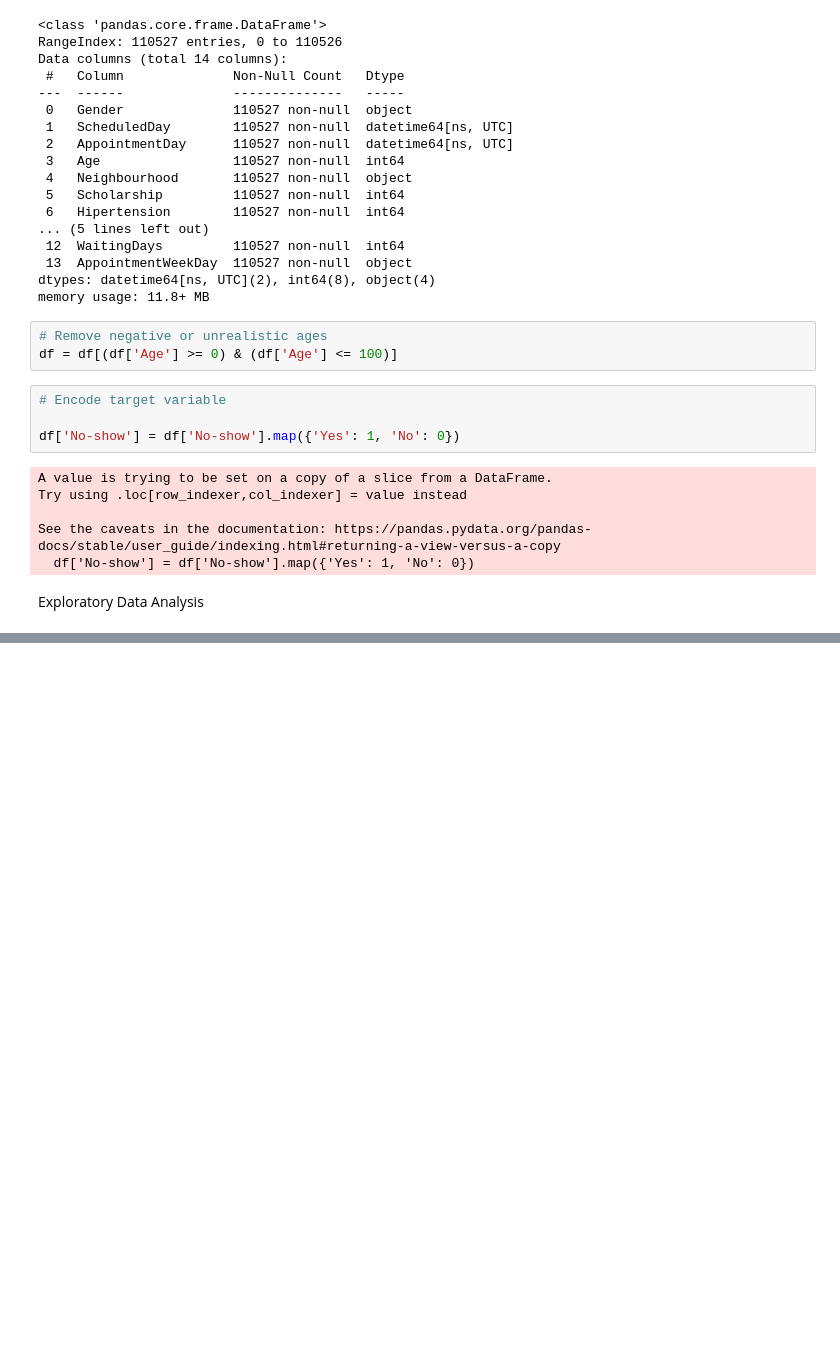
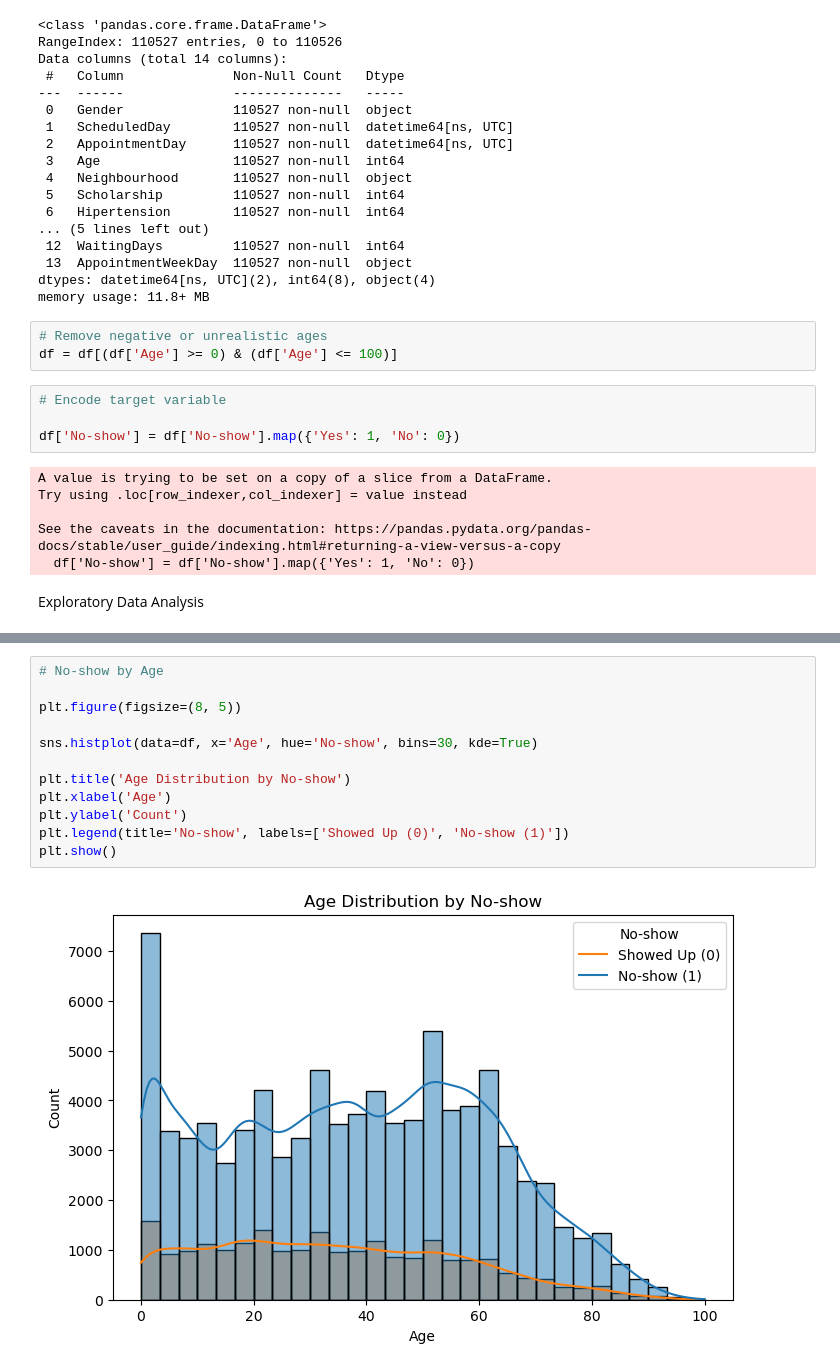
Before and after one commit to Vaibhavp0696/ELEVATE-Project, a Jupyter notebook: Medical.ipynb, the cells around one changed output, grey strips where cells are left out. Saved outputs shown, nothing was run; the diff lists cells and outputs as text; blank space fills up the shorter version.

```diff
--- a/Medical.ipynb
+++ b/Medical.ipynb
@@ -153,0 +157,14 @@ sns.barplot(x ='SMS_received', y = 'No-show', data=df)
+# %%
+# No-show by Age
+
+plt.figure(figsize=(8, 5))
+
+sns.histplot(data=df, x='Age', hue='No-show', bins=30, kde=True)
+
+plt.title('Age Distribution by No-show')
+plt.xlabel('Age')
+plt.ylabel('Count')
+plt.legend(title='No-show', labels=['Showed Up (0)', 'No-show (1)'])
+plt.show()
+# %% [output]
+[figure, added]
```
Also changed, not shown: parts of 9 cells of this notebook, 1 other file.
